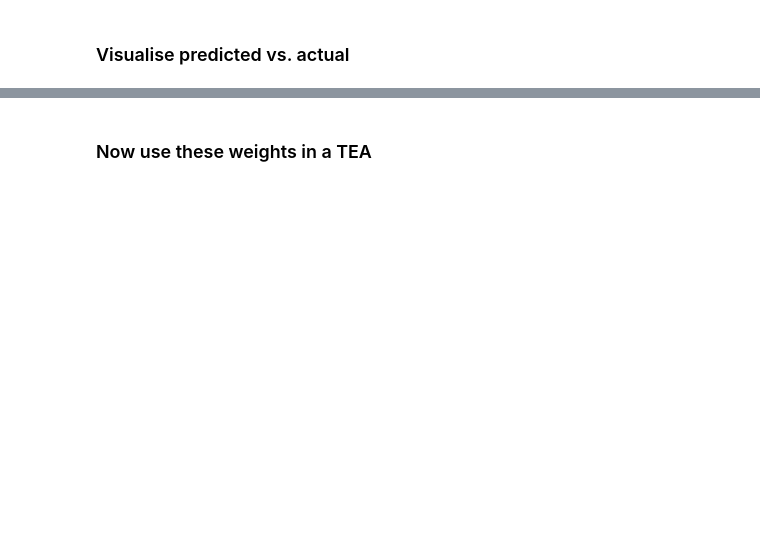
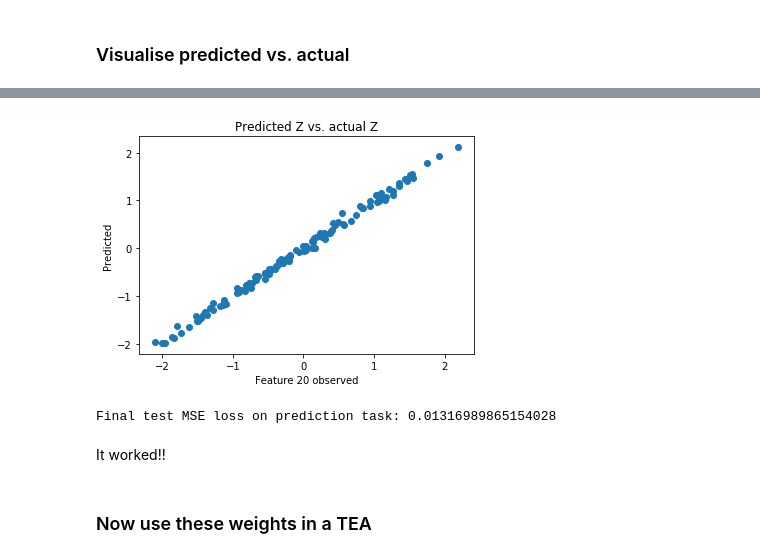
Before and after one commit to notreallyme2/teas, a Jupyter notebook: linear_teas.ipynb, the cells around one changed output, grey strips where cells are left out. Saved outputs shown, nothing was run; the diff lists cells and outputs as text; code cells hidden in the pictures; blank space fills up the shorter version.

```diff
--- a/linear_teas.ipynb
+++ b/linear_teas.ipynb
@@ -102,0 +108,10 @@ plt.ylabel("Predicted");
+# %%
+# pick a row, generate predictions
+idx = 20
+X, Y = valid_ds[idx]
+Z = lae_model.Z_from_X(Y)
+# Y_hat, X_tilde = lfea_model(X)
+Z_hat = mlp_model(X)
+plot_predicted_vs_actual(Z, Z_hat, idx, title = "Predicted Z vs. actual Z")
+# %% [output]
+[figure, added]
@@ -103,2 +120,16 @@ plt.ylabel("Predicted");
+# %%
+# test losses
+test_pred = []
+pred_error = []
+mse = nn.MSELoss()
+for X, Y in test_ds:
+    Y_hat = compute_Y_hat(X)
+    test_pred.append(Y_hat.detach().numpy())
+    pred_error.append(mse(Y_hat, Y).detach().numpy())
+print("Final test MSE loss on prediction task: {}".format(np.mean(pred_error)))
+# %% [output]
+Final test MSE loss on prediction task: 0.01316989865154028
+# %% [markdown]
+It worked!!
 # %% [markdown]
 ### Now use these weights in a TEA
```
Also changed, not shown: parts of 26 cells of this notebook, 2 other files.
